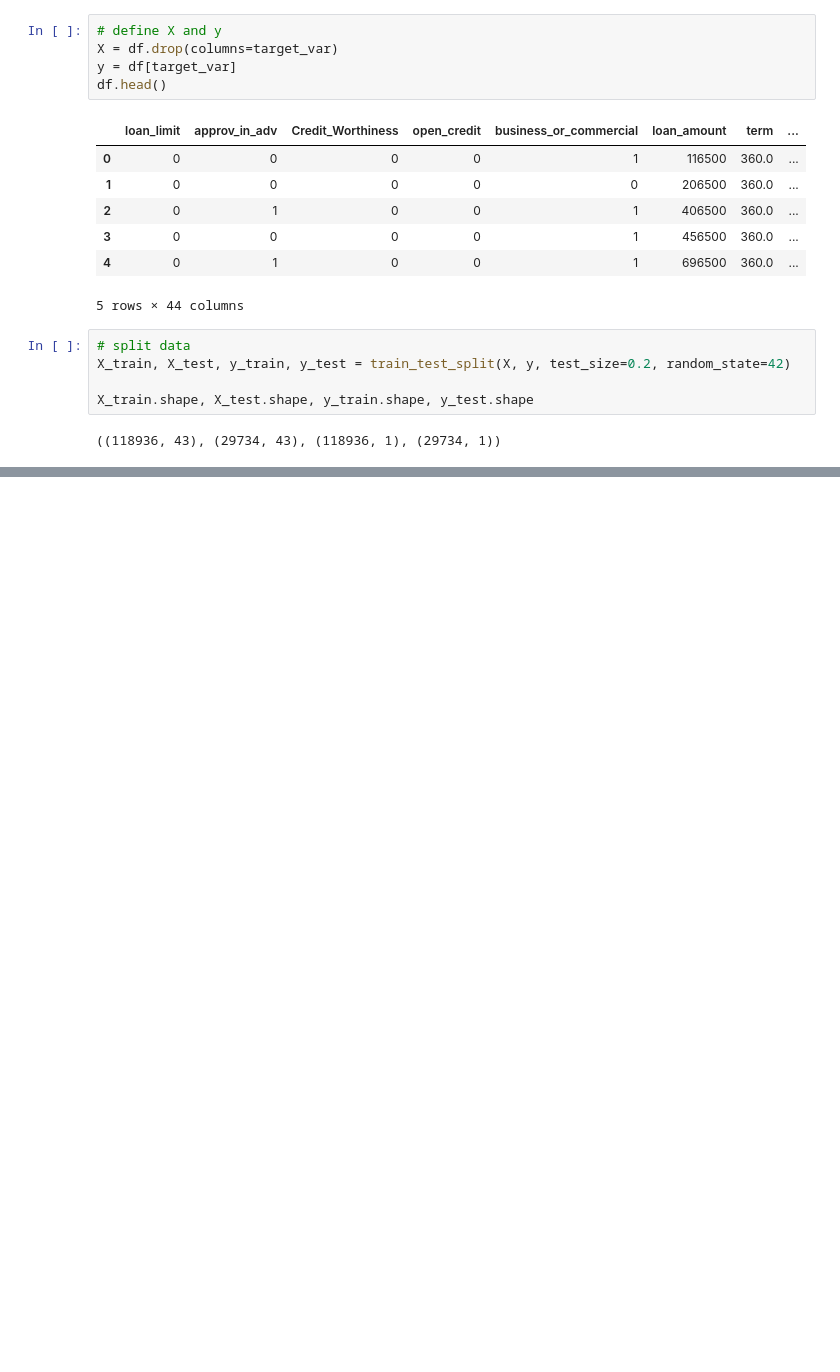
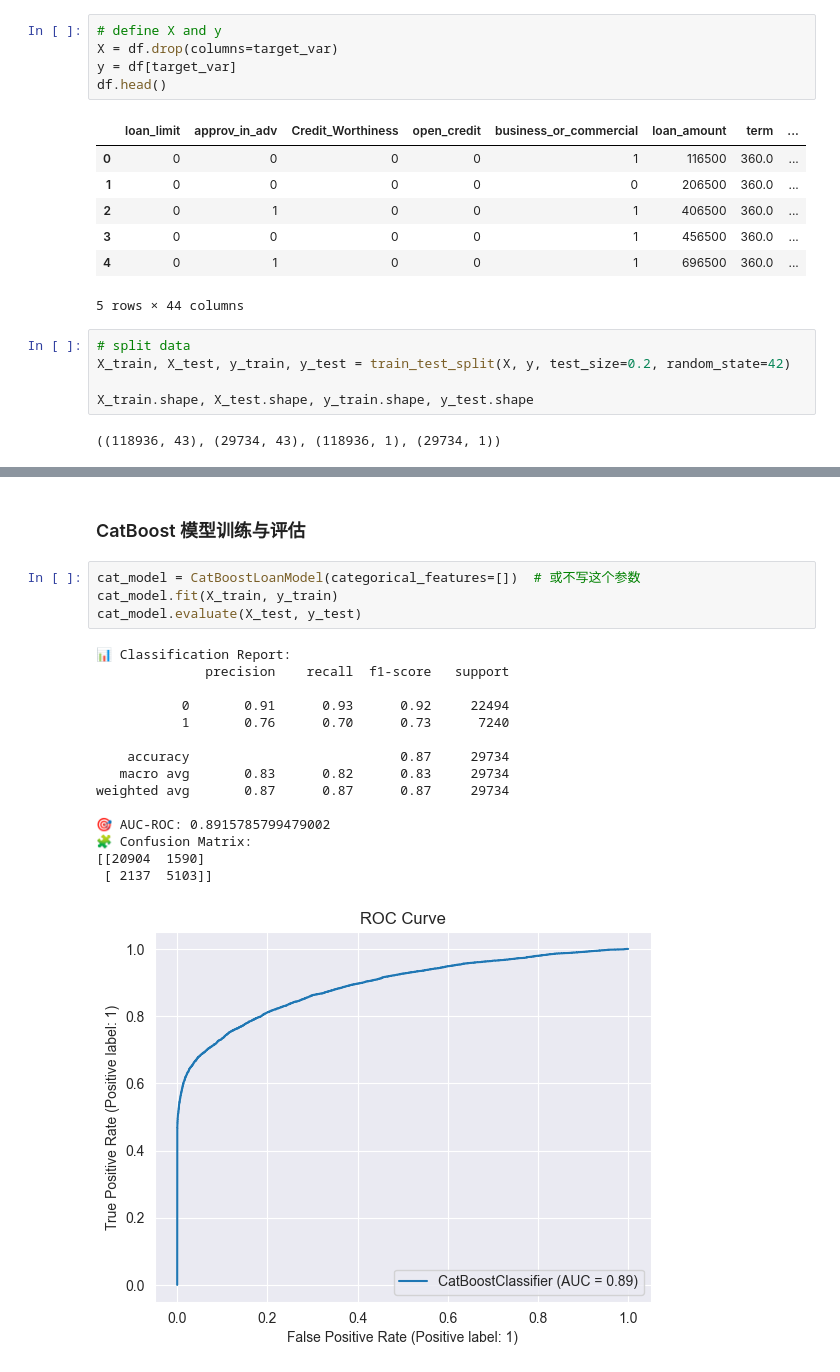
Before and after one commit to UlanqabBadGuy/MLTF, a Jupyter notebook: loan/model.ipynb, the cells around one changed output, grey strips where cells are left out. Cells and saved outputs as stored; diff of their text form; blank space fills up the shorter version.

```diff
--- a/loan/model.ipynb
+++ b/loan/model.ipynb
@@ -417,0 +669,22 @@ Epoch 12/15 - Loss: 1127.2402
+# %% [markdown]
+### CatBoost 模型训练与评估
+# %%
+cat_model = CatBoostLoanModel(categorical_features=[])  # 或不写这个参数
+cat_model.fit(X_train, y_train)
+cat_model.evaluate(X_test, y_test)
+# %% [output]
+📊 Classification Report:
+              precision    recall  f1-score   support
+
+           0       0.91      0.93      0.92     22494
+           1       0.76      0.70      0.73      7240
+
+    accuracy                           0.87     29734
+   macro avg       0.83      0.82      0.83     29734
+weighted avg       0.87      0.87      0.87     29734
+
+🎯 AUC-ROC: 0.8915785799479002
+🧩 Confusion Matrix:
+[[20904  1590]
+ [ 2137  5103]]
+[figure, added]
```
Also changed, not shown: parts of 14 cells of this notebook, 6 other files.
